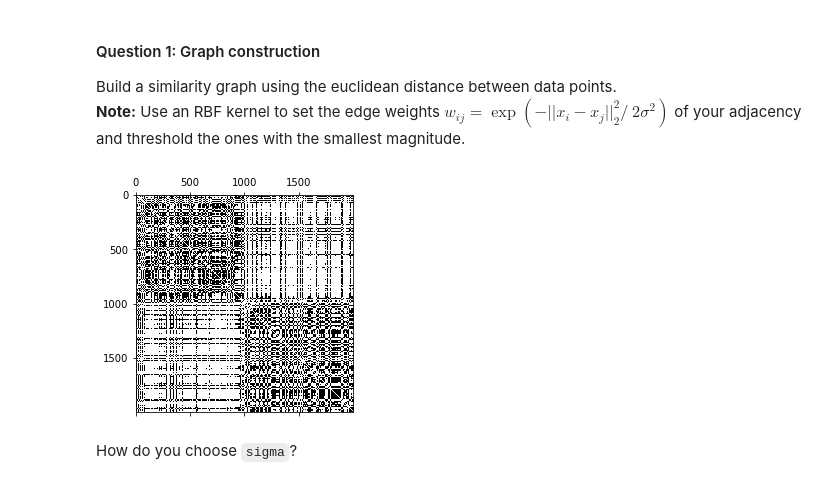
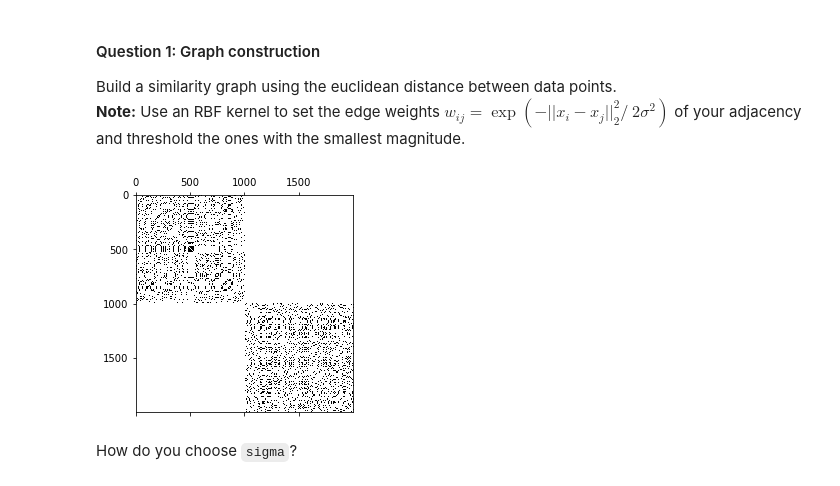
Before and after one commit to JelenaBanjac/network-science-and-graphs, a Jupyter notebook: 2_learning_with_graphs.ipynb, the cells around one changed output. Drawn from its saved outputs; the diff is of its cells as text; code cells hidden in the pictures.

```diff
--- a/2_learning_with_graphs.ipynb
+++ b/2_learning_with_graphs.ipynb
@@ -80,11 +80,11 @@ def epsilon_similarity_graph(X: np.ndarray, sigma=1, epsilon=0):
 
     return adjacency
 # %%
-adjacency = epsilon_similarity_graph(X, sigma=1, epsilon=0.1)
+adjacency = epsilon_similarity_graph(X, sigma=0.5, epsilon=0.5)
 plt.spy(adjacency)
 plt.show()
 # %% [output]
-[figure, old version]
+[figure, new version]
 # %% [markdown]
 How do you choose `sigma`?
 # %% [markdown]
```
Also changed, not shown: parts of 15 cells of this notebook.
